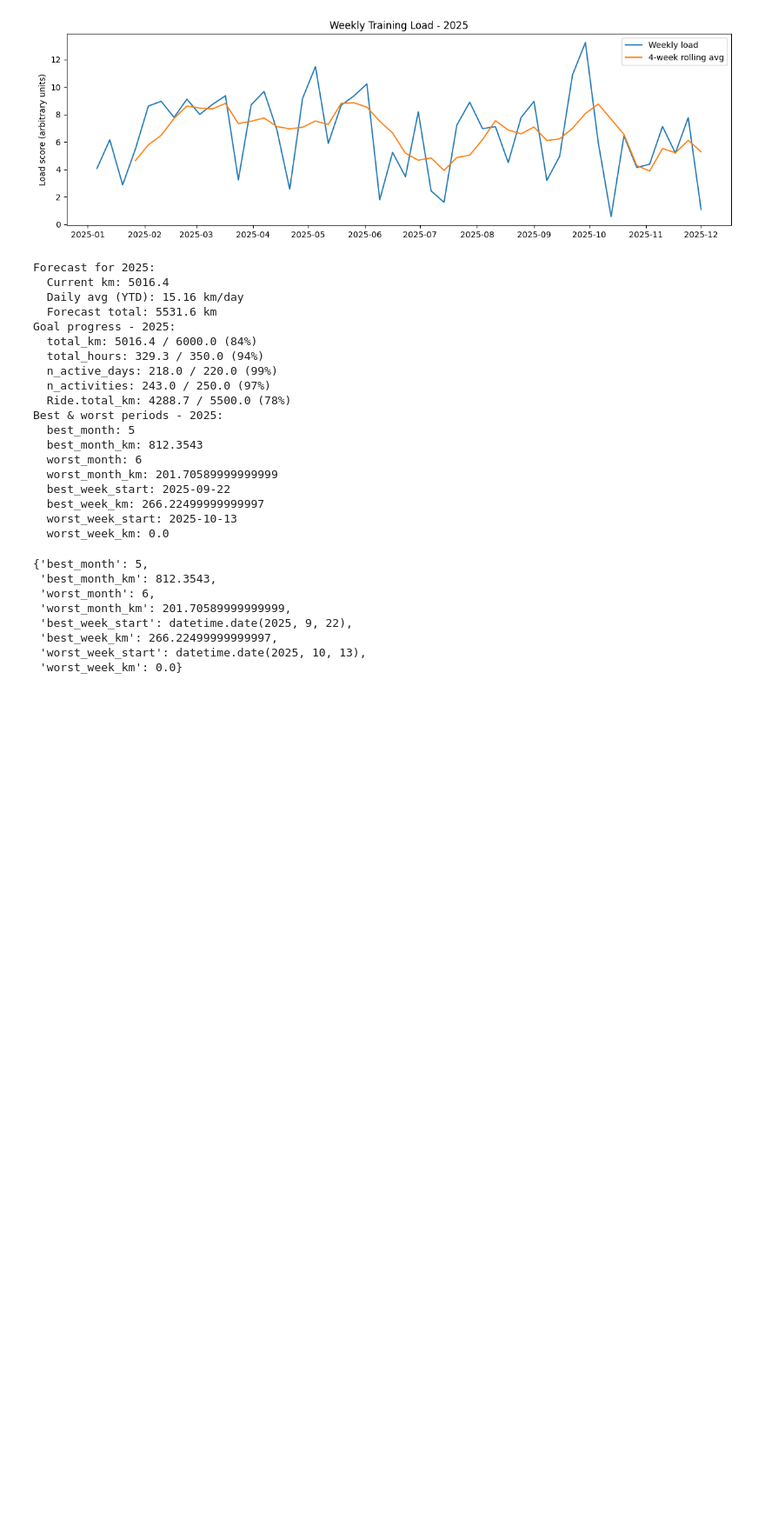
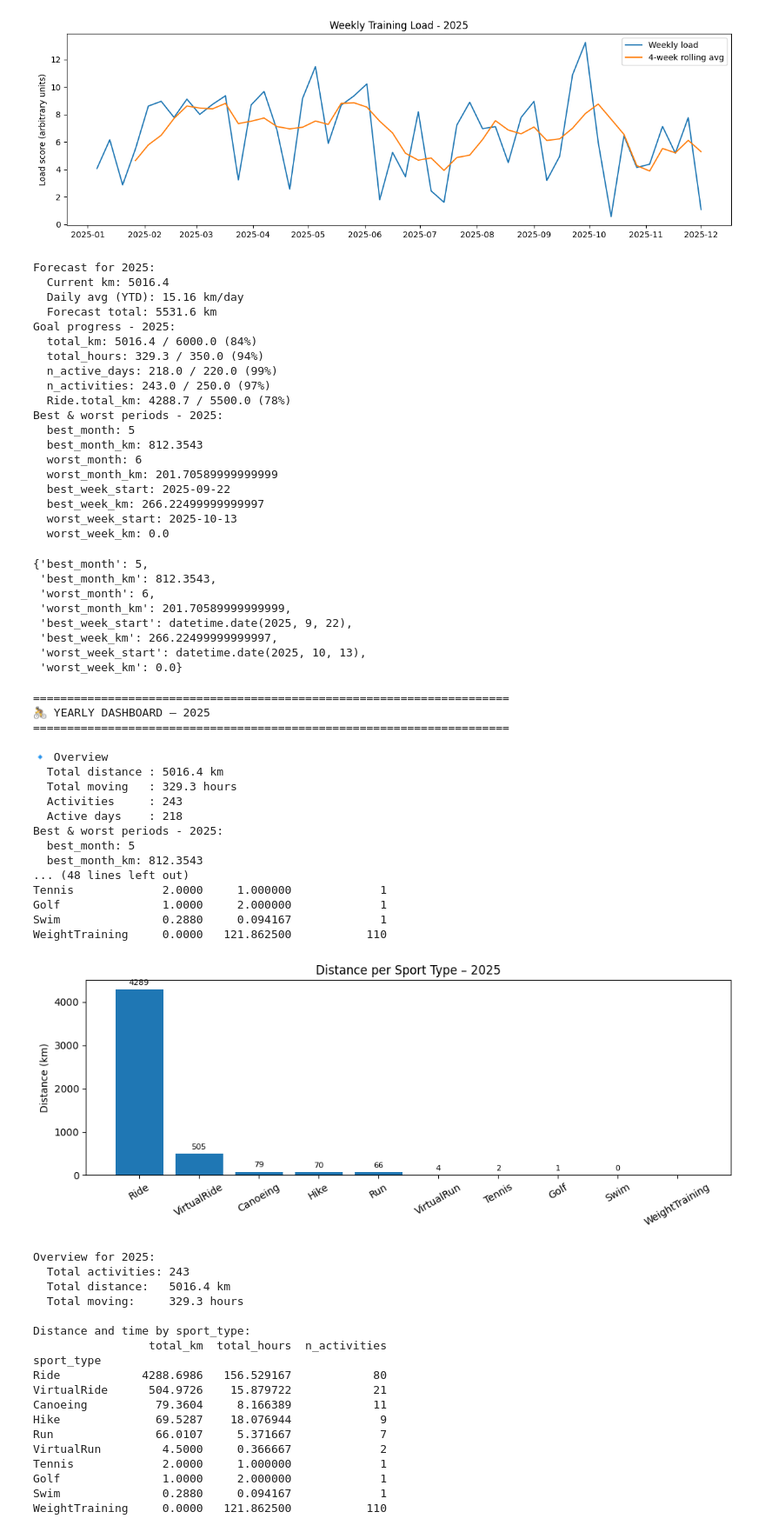
Before and after one commit to ruicoelhor22/strava_analysis, a Jupyter notebook: basic_analysis.ipynb, the cells around one changed output. Shown: that part at 87% size. Cells and saved outputs as stored; diff of their text form; code cells hidden in the pictures; blank space fills up the shorter version.

Commit message:
feature: create dashboard with the information better displayed

```diff
--- a/basic_analysis.ipynb
+++ b/basic_analysis.ipynb
@@ -977,0 +1125,49 @@ Best & worst periods - 2025:
+# %%
+year = 2025
+
+goals = {
+    "total_km": 6000,
+    "total_hours": 350,
+    "n_active_days": 220,
+    "n_activities": 250,
+    "Ride.total_km": 5500,
+}
+
+year_dashboard(df, year, goals=goals)
+# %% [output]
+======================================================================
+🚴 YEARLY DASHBOARD — 2025
+======================================================================
+
+🔹 Overview
+  Total distance : 5016.4 km
+  Total moving   : 329.3 hours
+  Activities     : 243
+  Active days    : 218
+Best & worst periods - 2025:
+  best_month: 5
+  best_month_km: 812.3543
+... (48 lines left out)
+Tennis             2.0000     1.000000             1
+Golf               1.0000     2.000000             1
+Swim               0.2880     0.094167             1
+WeightTraining     0.0000   121.862500           110
+[figure, added]
+Overview for 2025:
+  Total activities: 243
+  Total distance:   5016.4 km
+  Total moving:     329.3 hours
+
+Distance and time by sport_type:
+                 total_km  total_hours  n_activities
+sport_type
+Ride            4288.6986   156.529167            80
+VirtualRide      504.9726    15.879722            21
+Canoeing          79.3604     8.166389            11
+Hike              69.5287    18.076944             9
+Run               66.0107     5.371667             7
+VirtualRun         4.5000     0.366667             2
+Tennis             2.0000     1.000000             1
+Golf               1.0000     2.000000             1
+Swim               0.2880     0.094167             1
+WeightTraining     0.0000   121.862500           110
```
Also changed, not shown: parts of 2 cells of this notebook, 1 other file.
